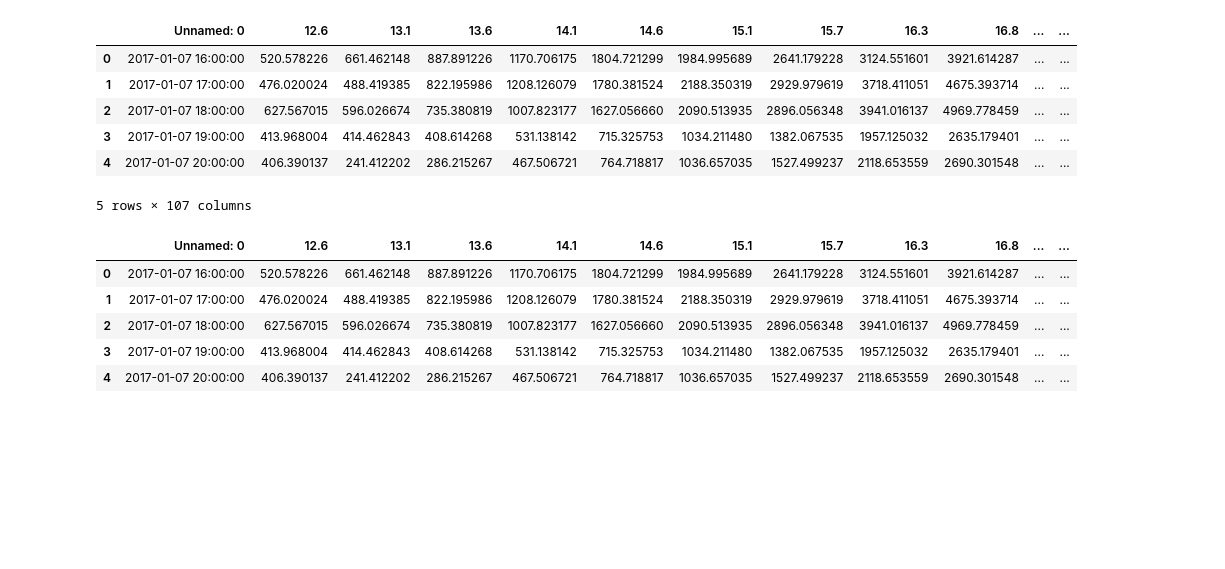
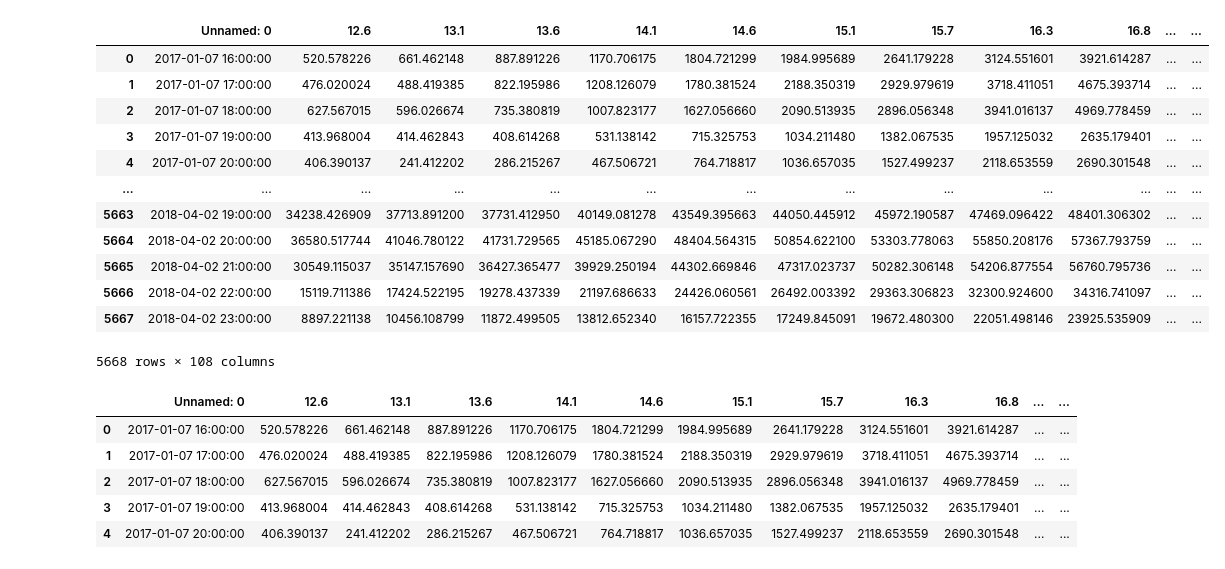
Before and after one commit to remag2069/SOP, a Jupyter notebook: EDA.ipynb, the cells around one changed output. Cells and saved outputs as stored; diff of their text form; code cells hidden in the pictures; blank space fills up the shorter version.

```diff
--- a/EDA.ipynb
+++ b/EDA.ipynb
@@ -13,15 +13,21 @@ df=pd.read_excel("data/real_world/Delhi_dNdlogDp_Jan2017toMar2018.xlsx",engine='
 # %%
 df=df.dropna()
 df = df.reset_index(drop=True)
-df.head(5)
+df
 # %% [output]
 |  | Unnamed: 0 | 12.6 | 13.1 | 13.6 | 14.1 | 14.6 | 15.1 | 15.7 | 16.3 | 16.8 | ... | ... |
 | 0 | 2017-01-07 16:00:00 | 520.578226 | 661.462148 | 887.891226 | 1170.706175 | 1804.721299 | 1984.995689 | 2641.179228 | 3124.551601 | 3921.614287 | ... | ... |
 | 1 | 2017-01-07 17:00:00 | 476.020024 | 488.419385 | 822.195986 | 1208.126079 | 1780.381524 | 2188.350319 | 2929.979619 | 3718.411051 | 4675.393714 | ... | ... |
 | 2 | 2017-01-07 18:00:00 | 627.567015 | 596.026674 | 735.380819 | 1007.823177 | 1627.056660 | 2090.513935 | 2896.056348 | 3941.016137 | 4969.778459 | ... | ... |
 | 3 | 2017-01-07 19:00:00 | 413.968004 | 414.462843 | 408.614268 | 531.138142 | 715.325753 | 1034.211480 | 1382.067535 | 1957.125032 | 2635.179401 | ... | ... |
 | 4 | 2017-01-07 20:00:00 | 406.390137 | 241.412202 | 286.215267 | 467.506721 | 764.718817 | 1036.657035 | 1527.499237 | 2118.653559 | 2690.301548 | ... | ... |
+| ... | ... | ... | ... | ... | ... | ... | ... | ... | ... | ... | ... | ... |
+| 5663 | 2018-04-02 19:00:00 | 34238.426909 | 37713.891200 | 37731.412950 | 40149.081278 | 43549.395663 | 44050.445912 | 45972.190587 | 47469.096422 | 48401.306302 | ... | ... |
+| 5664 | 2018-04-02 20:00:00 | 36580.517744 | 41046.780122 | 41731.729565 | 45185.067290 | 48404.564315 | 50854.622100 | 53303.778063 | 55850.208176 | 57367.793759 | ... | ... |
+| 5665 | 2018-04-02 21:00:00 | 30549.115037 | 35147.157690 | 36427.365477 | 39929.250194 | 44302.669846 | 47317.023737 | 50282.306148 | 54206.877554 | 56760.795736 | ... | ... |
+| 5666 | 2018-04-02 22:00:00 | 15119.711386 | 17424.522195 | 19278.437339 | 21197.686633 | 24426.060561 | 26492.003392 | 29363.306823 | 32300.924600 | 34316.741097 | ... | ... |
+| 5667 | 2018-04-02 23:00:00 | 8897.221138 | 10456.108799 | 11872.499505 | 13812.652340 | 16157.722355 | 17249.845091 | 19672.480300 | 22051.498146 | 23925.535909 | ... | ... |
-5 rows × 107 columns
+5668 rows × 108 columns
 # %%
 sum=0
 for size_particle in list(df.columns)[1:]:
```
Also changed, not shown: parts of 1 cell of this notebook.
